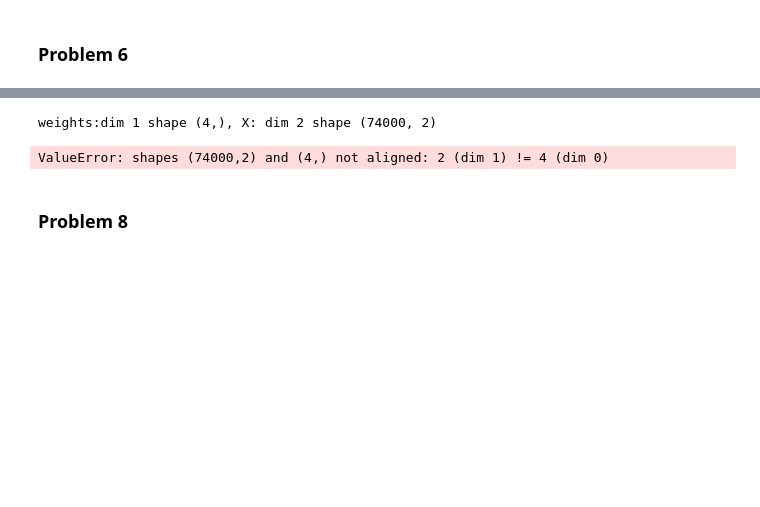
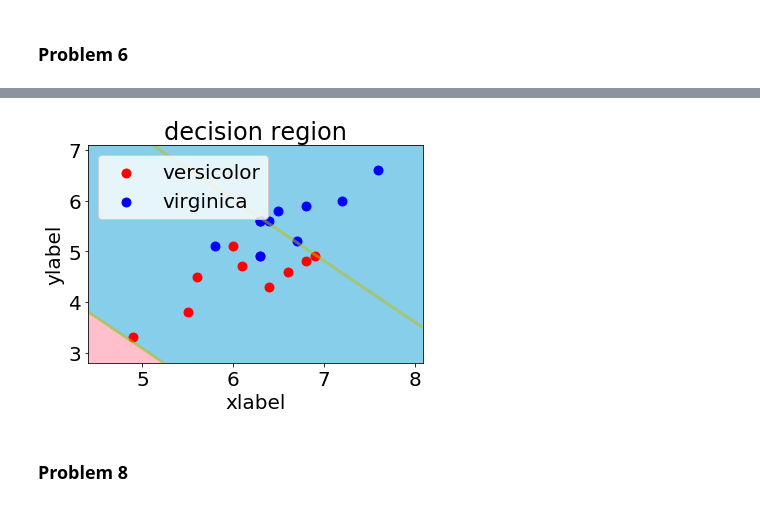
Before and after one commit to cedjustin/AI, a Jupyter notebook: sprint4.ipynb, the cells around one changed output, grey strips where cells are left out. Cells and saved outputs as stored; diff of their text form; code cells hidden in the pictures; blank space fills up the shorter version.

```diff
--- a/sprint4.ipynb
+++ b/sprint4.ipynb
@@ -193,32 +202,33 @@ plt.legend();
 # %%
 # problem 7
+from matplotlib.colors import ListedColormap
+import matplotlib.patches as mpatches
 
 def decision_region(X, y, model, step=0.01, title='decision region', xlabel='xlabel', ylabel='ylabel', target_names=['versicolor', 'virginica']):
     # setting
     scatter_color = ['red', 'blue']
     contourf_color = ['pink', 'skyblue']
     n_class = 2
     # pred
     mesh_f0, mesh_f1  = np.meshgrid(np.arange(np.min(X[:,0])-0.5, np.max(X[:,0])+0.5, step), np.arange(np.min(X[:,1])-0.5, np.max(X[:,1])+0.5, step))
     mesh = np.c_[np.ravel(mesh_f0),np.ravel(mesh_f1)]
-    y_pred = model.predict(mesh).reshape(mesh_f0.shape)
+    y_pred = model.predict_proba(mesh).reshape(mesh_f0.shape)
     # plot
     plt.title(title)
     plt.xlabel(xlabel)
     plt.ylabel(ylabel)
     plt.contourf(mesh_f0, mesh_f1, y_pred, n_class-1, cmap=ListedColormap(contourf_color))
     plt.contour(mesh_f0, mesh_f1, y_pred, n_class-1, colors='y', linewidths=3, alpha=0.5)
     for i, target in enumerate(set(y)):
         plt.scatter(X[y==target][:, 0], X[y==target][:, 1], s=80, color=scatter_color[i], label=target_names[i], marker='o')
     patches = [mpatches.Patch(color=scatter_color[i], label=target_names[i]) for i in range(n_class)]
     plt.legend(handles=patches)
     plt.legend()
     plt.show()
 
 decision_region(X_test_1, y_test_1, l_regression_1)
 # %% [output]
-weights:dim 1 shape (4,), X: dim 2 shape (74000, 2)
-ValueError: shapes (74000,2) and (4,) not aligned: 2 (dim 1) != 4 (dim 0)
+[figure, added]
 # %% [markdown]
 ### Problem 8
 # %%
```
Also changed, not shown: parts of 4 cells of this notebook.
